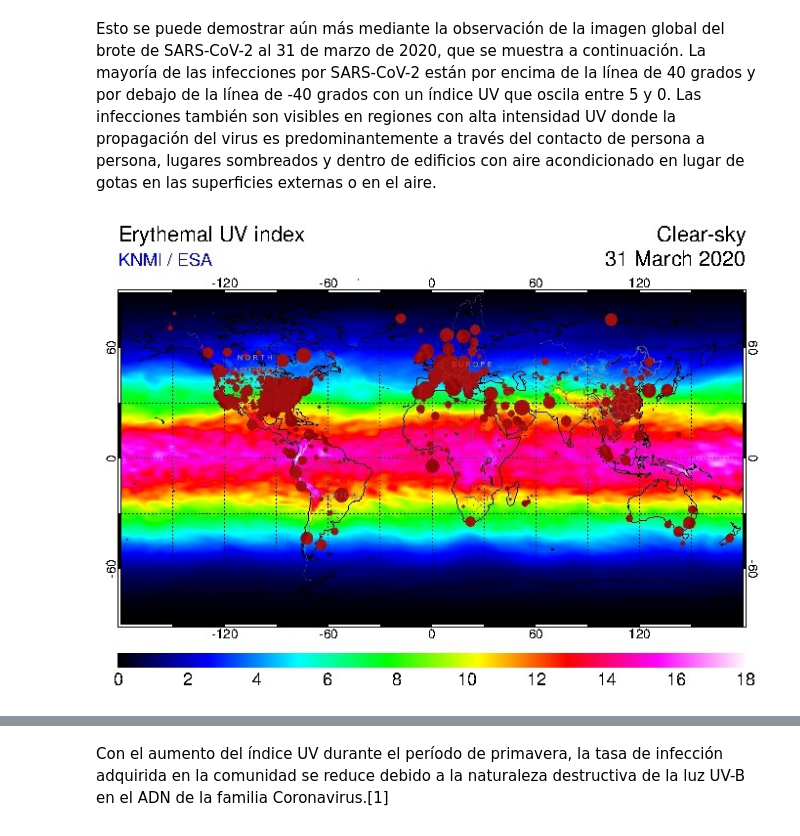
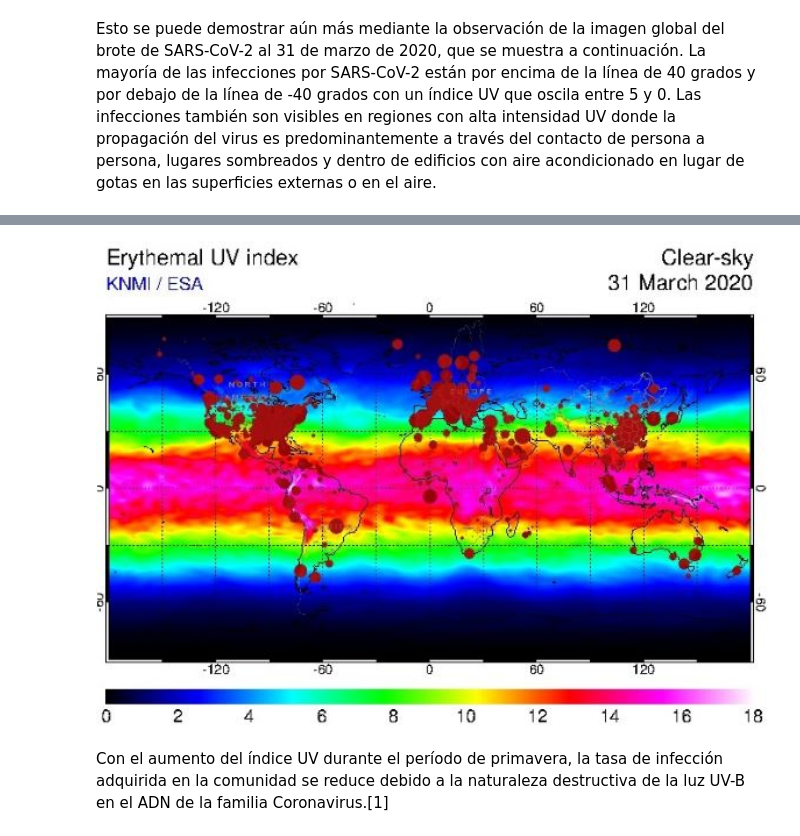
Before and after one commit to jcriostorres/Modelo-SIR-contagios-UV, a Jupyter notebook: CV19_UV.ipynb, the cells around one changed output, grey strips where cells are left out. Drawn from its saved outputs; the diff is of its cells as text; code cells hidden in the pictures.

```diff
--- a/CV19_UV.ipynb
+++ b/CV19_UV.ipynb
@@ -38,4 +42,6 @@ El diagrama a continuación muestra el número de ingresos agregados a hospitale
 # %% [markdown]
 Esto se puede demostrar aún más mediante la observación de la imagen global del brote de SARS-CoV-2 al 31 de marzo de 2020, que se muestra a continuación. La mayoría de las infecciones por SARS-CoV-2 están por encima de la línea de 40 grados y por debajo de la línea de -40 grados con un índice UV que oscila entre 5 y 0. Las infecciones también son visibles en regiones con alta intensidad UV donde la propagación del virus es predominantemente a través del contacto de persona a persona, lugares sombreados y dentro de edificios con aire acondicionado en lugar de gotas en las superficies externas o en el aire.
-# %% [markdown]
-![image.png](embedded-picture-1)
+# %%
+uploaded = files.upload()
+Image('UV_Mundial.JPG', width = 700)
+# %% [output]
@@ -42,3 +49,4 @@ Esto se puede demostrar aún más mediante la observación de la imagen global d
+[figure, added]
 # %% [markdown]
 Con el aumento del índice UV durante el período de primavera, la tasa de infección adquirida en la comunidad se reduce debido a la naturaleza destructiva de la luz UV-B en el ADN de la familia Coronavirus.[1]
 # %% [markdown]
```
Also changed, not shown: parts of 4 cells of this notebook.
